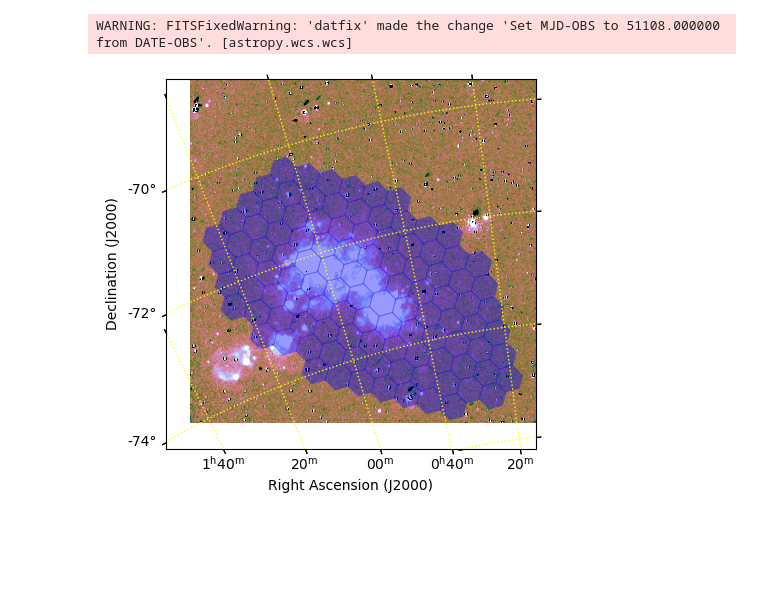
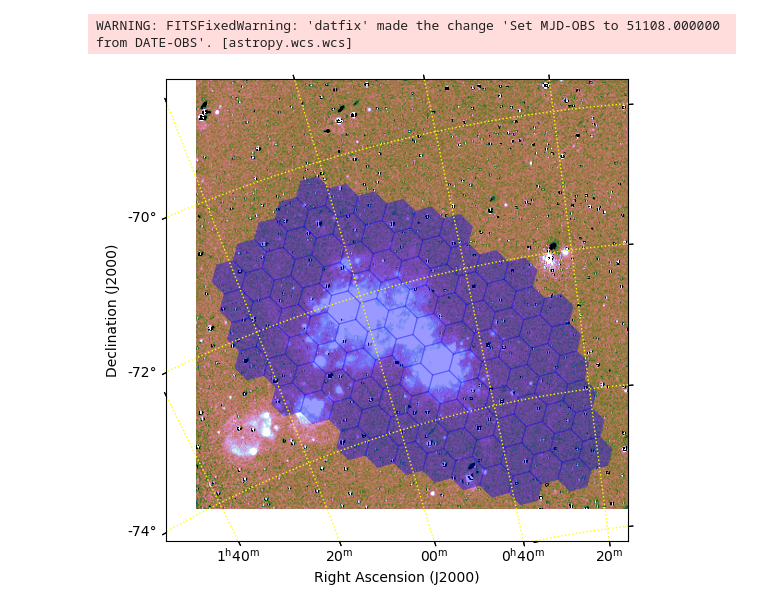
Before and after one commit to sdss/lvm_early_science, a Jupyter notebook: tilingsims/SMCTiling.ipynb, the cells around one changed output. Drawn from its saved outputs; the diff is of its cells as text; code cells hidden in the pictures; blank space fills up the shorter version.

```diff
--- a/tilingsims/SMCTiling.ipynb
+++ b/tilingsims/SMCTiling.ipynb
@@ -78,22 +81,22 @@ print(dat.shape)
 (998, 1014)
 WARNING: FITSFixedWarning: 'datfix' made the change 'Set MJD-OBS to 51108.000000 from DATE-OBS'. [astropy.wcs.wcs]
 # %%
-fig = plt.figure()
+fig = plt.figure(figsize=(6,6))
 ax = fig.add_subplot(projection=wcs)
 norm = ImageNormalize(dat, interval=PercentileInterval(98),
                       stretch=SqrtStretch())
 ax.imshow(dat, origin='lower', cmap='cubehelix', norm=norm)
 ax.coords[0].set_axislabel('Right Ascension (J2000)')
 ax.coords[1].set_axislabel('Declination (J2000)')
 ax.grid(color='yellow', ls=':', lw=1)
 ax.set_xlim(0, 500)
 ax.set_ylim(0, 500)
 for p in tbl:
     patch = ifu.get_patch(scale=lvm160.plate_scale, centre=[p['ra'], p['dec']], pa=p['pa'],
                             edgecolor='None', linewidth=0.0, alpha=0.4, facecolor='b',
                             transform=ax.get_transform('fk5'))[0]
     ax.add_patch(patch)
 # %% [output]
-[figure, old version]
+[figure, new version]
 # %%
 smc = Target.from_list('SMC',targets=tgt)
```
Also changed, not shown: parts of 12 cells of this notebook.
